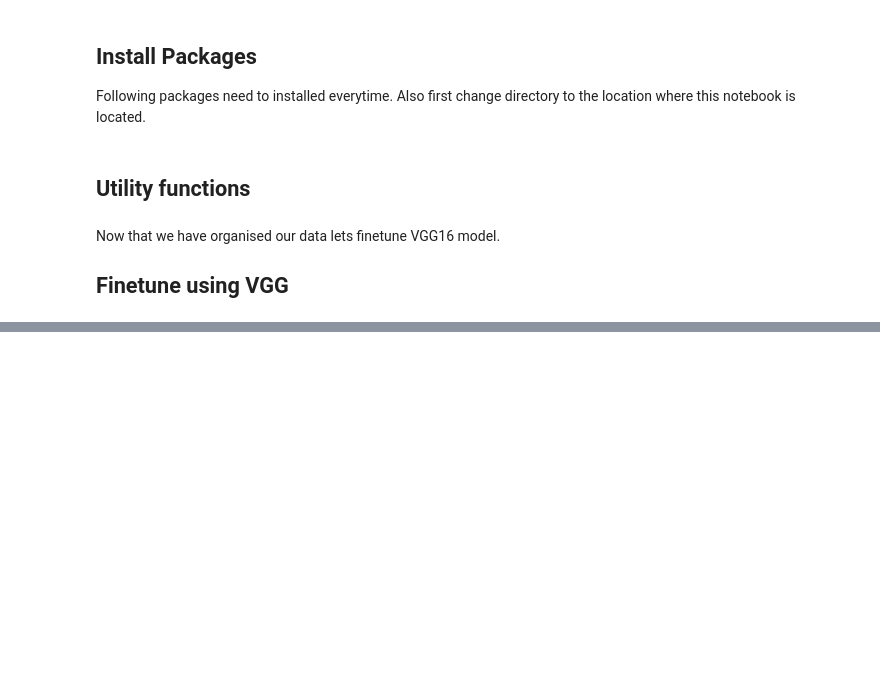
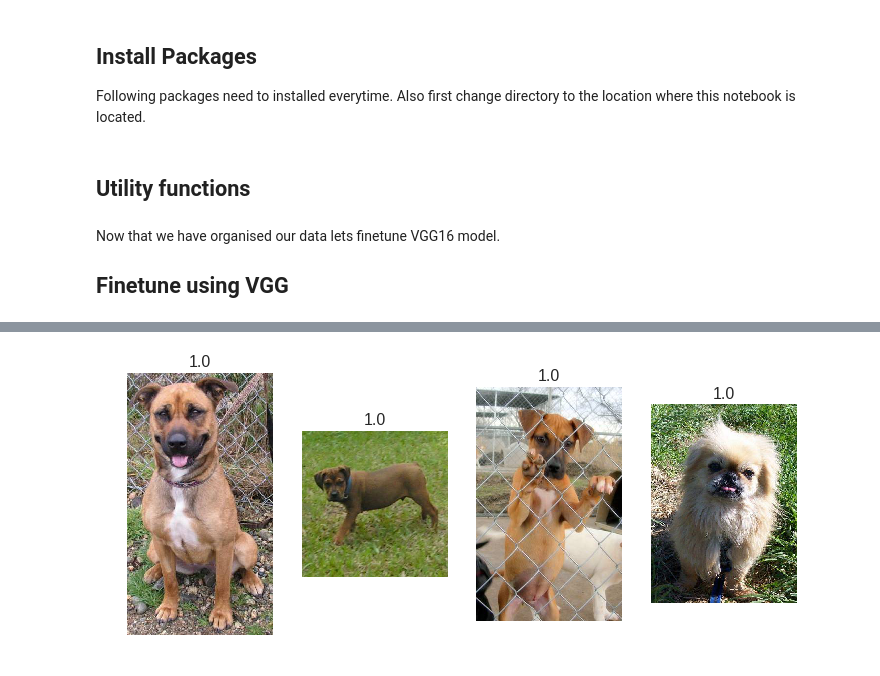
Before and after one commit to skakshay/Dogs-Cats-Redux, a Jupyter notebook: nb1.ipynb, the cells around one changed output, grey strips where cells are left out. Cells and saved outputs as stored; diff of their text form; code cells hidden in the pictures; blank space fills up the shorter version.

```diff
--- a/nb1.ipynb
+++ b/nb1.ipynb
@@ -262,0 +270,8 @@ no_epochs = 3
+# %%
+# Image we were most confident were dogs and are actually dogs
+
+correct = np.where(preds==val_labels)[0]
+idx = np.argsort(probs[correct][:,1])[::-1][:n_view]
+plot_idx(correct[idx], probs[correct][idx][:,1])
+# %% [output]
+[figure, added]
```
Also changed, not shown: parts of 50 cells of this notebook.
